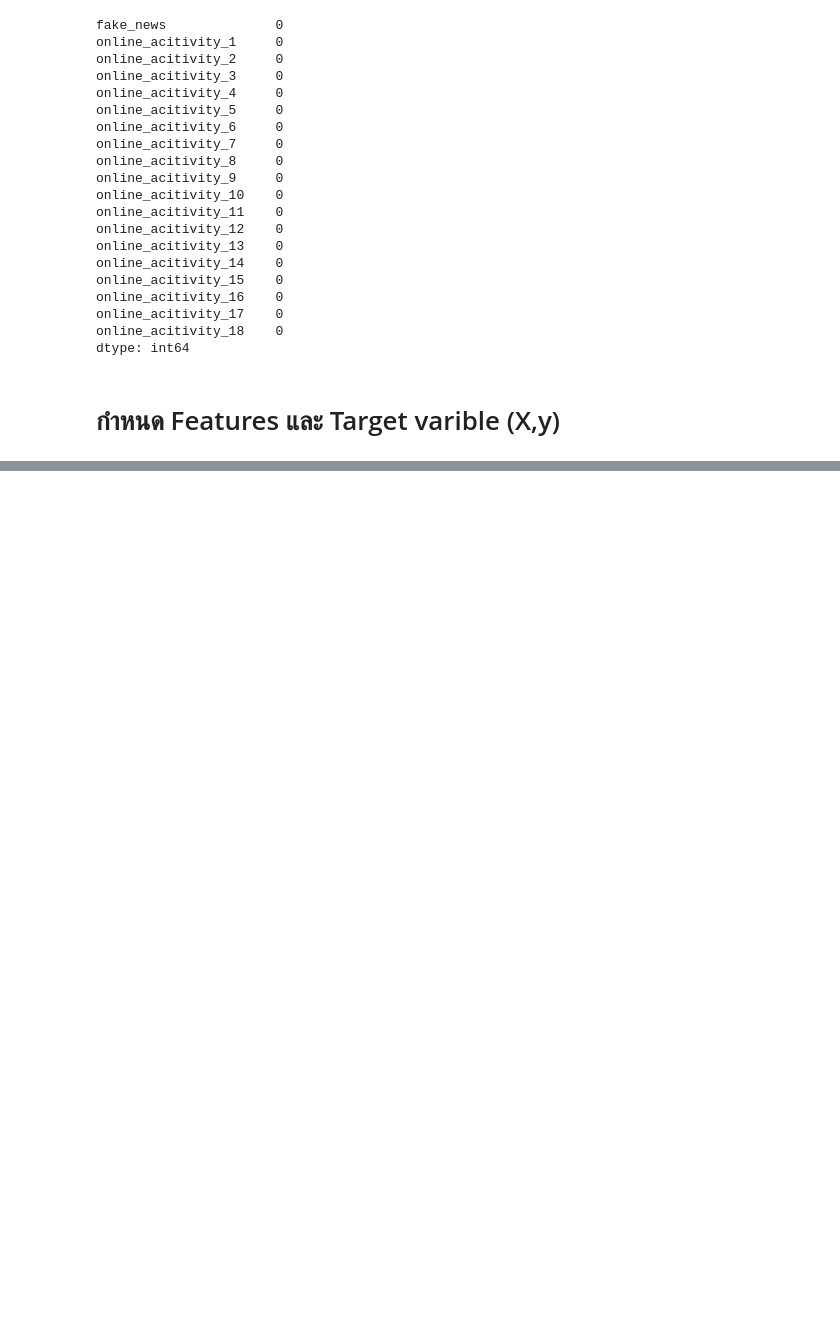
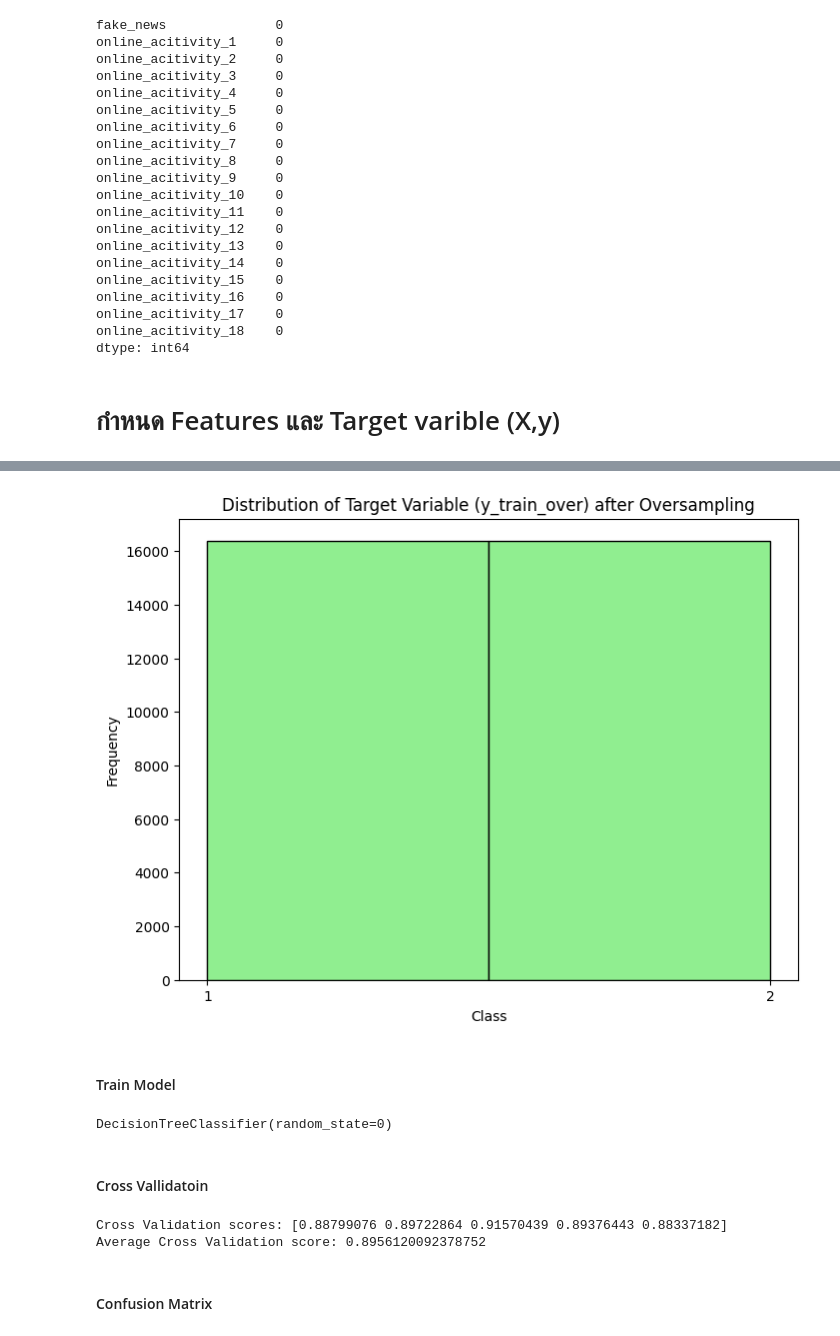
Before and after one commit to Piyaphat23/BSC_DPDM23, a Jupyter notebook: Internet.ipynb, the cells around one changed output, grey strips where cells are left out. Cells and saved outputs as stored; diff of their text form; code cells hidden in the pictures; blank space fills up the shorter version.

```diff
--- a/Internet.ipynb
+++ b/Internet.ipynb
@@ -390,0 +285,4 @@ print(classification_report(y_test, y_pred))
+# %%
+# Oversampling
+oversampler = RandomOverSampler(random_state=0)
+X_train_over, y_train_over = oversampler.fit_resample(X_train_OU, y_train_OU) #fit_resample ช่วยสร้างข้อมูลใหม่ในคลาส ที่มีข้อมูลน้อยกว่า และทำให้จำนวนข้อมูลในแต่ละคลาสเท่ากันหรือใกล้เคียงกัน
@@ -390,0 +296,45 @@ print(classification_report(y_test, y_pred))
+# %%
+import matplotlib.pyplot as plt
+
+# แสดง Histogram ของ y_train_over หลัง Oversampling
+plt.figure(figsize=(8, 6))
+plt.hist(y_train_over, bins=2, color='lightgreen', edgecolor='black')
+plt.title('Distribution of Target Variable (y_train_over) after Oversampling')
+plt.xlabel('Class')
+plt.ylabel('Frequency')
+plt.xticks([1, 2])  # กำหนดแกน x เป็นคลาส 1 และ 2
+plt.show()
+# %% [output]
+[figure, added]
+# %% [markdown]
+#### Train Model
+# %%
+# ฝึกโมเดล Decision Tree
+tree_over = DecisionTreeClassifier(random_state=0)
+tree_over.fit(X_train_over, y_train_over)
+# %% [output]
+DecisionTreeClassifier(random_state=0)
+# %% [markdown]
+#### Cross Vallidatoin
+# %%
+from sklearn.model_selection import KFold
+from sklearn.model_selection import cross_val_score
+from sklearn.tree import DecisionTreeClassifier
+
+
+# กำหนดจำนวน K ใน K-Fold Cross Validation
+k_fold = KFold(n_splits=5, shuffle=True, random_state=0)
+
+# ประเมินโมเดลโดยใช้ Cross Validation
+scores = cross_val_score(tree_over, X_test_OU, y_test_OU, cv=k_fold)
+
+# แสดงค่าความแม่นยำของโมเดลจากทุก Fold
+print('Cross Validation scores:', scores)
+
+# คำนวณค่าเฉลี่ยของความแม่นยำจากทุก Fold
+print('Average Cross Validation score:', scores.mean())
+# %% [output]
+Cross Validation scores: [0.88799076 0.89722864 0.91570439 0.89376443 0.88337182]
+Average Cross Validation score: 0.8956120092378752
+# %% [markdown]
+#### Confusion Matrix
```
Also changed, not shown: parts of 117 cells of this notebook.
